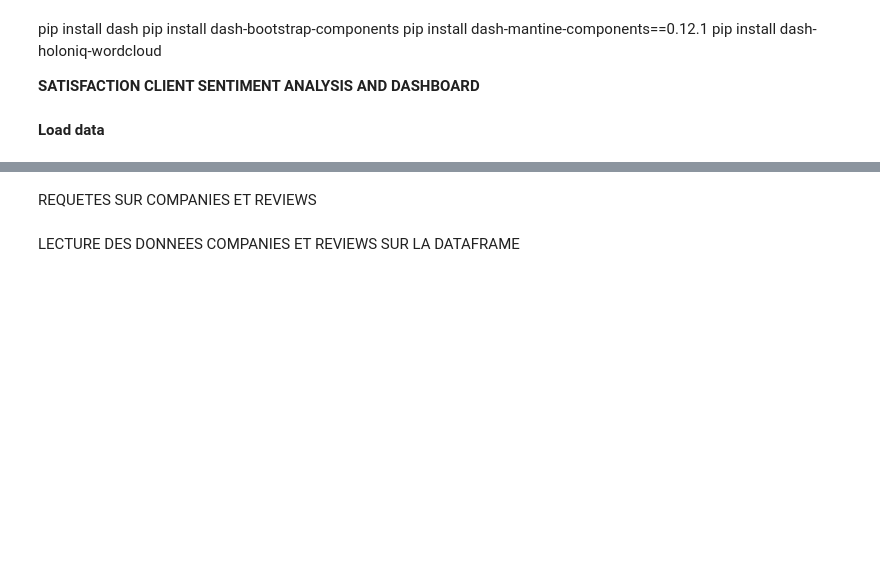
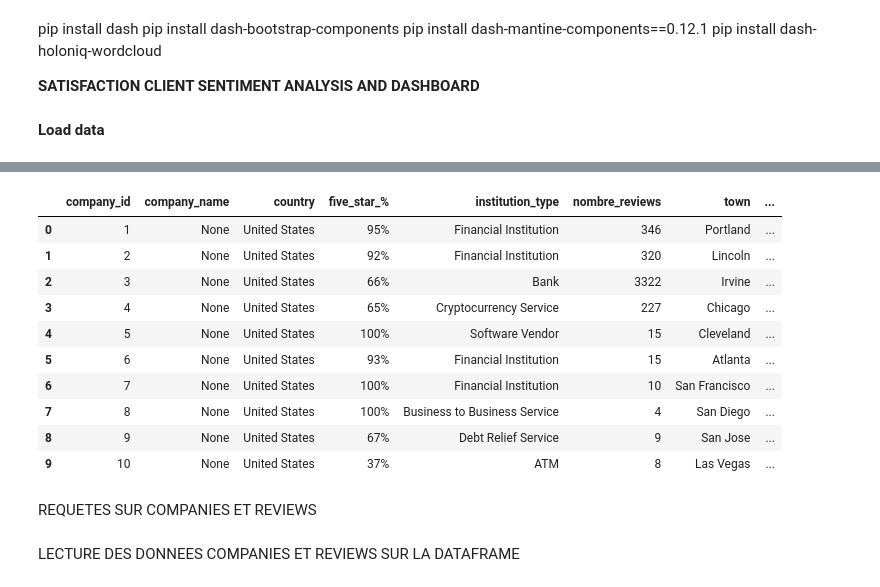
Before and after one commit to lemetice/de_satisfaction_client, a Jupyter notebook: notebook/viz.ipynb, the cells around one changed output, grey strips where cells are left out. Drawn from its saved outputs; the diff is of its cells as text; code cells hidden in the pictures; blank space fills up the shorter version.

```diff
--- a/notebook/viz.ipynb
+++ b/notebook/viz.ipynb
@@ -68,3 +68,17 @@ FROM companies_infos  limit 5;
+# %%
+df.head(10)
+# %% [output]
+|  | company_id | company_name | country | five_star_% | institution_type | nombre_reviews | town | ... |
+| 0 | 1 | None | United States | 95% | Financial Institution | 346 | Portland | ... |
+| 1 | 2 | None | United States | 92% | Financial Institution | 320 | Lincoln | ... |
+| 2 | 3 | None | United States | 66% | Bank | 3322 | Irvine | ... |
+| 3 | 4 | None | United States | 65% | Cryptocurrency Service | 227 | Chicago | ... |
+| 4 | 5 | None | United States | 100% | Software Vendor | 15 | Cleveland | ... |
+| 5 | 6 | None | United States | 93% | Financial Institution | 15 | Atlanta | ... |
+| 6 | 7 | None | United States | 100% | Financial Institution | 10 | San Francisco | ... |
+| 7 | 8 | None | United States | 100% | Business to Business Service | 4 | San Diego | ... |
+| 8 | 9 | None | United States | 67% | Debt Relief Service | 9 | San Jose | ... |
+| 9 | 10 | None | United States | 37% | ATM | 8 | Las Vegas | ... |
 # %% [markdown]
 REQUETES SUR COMPANIES ET REVIEWS
 # %% [markdown]
```
Also changed, not shown: parts of 32 cells of this notebook, 17 other files.
